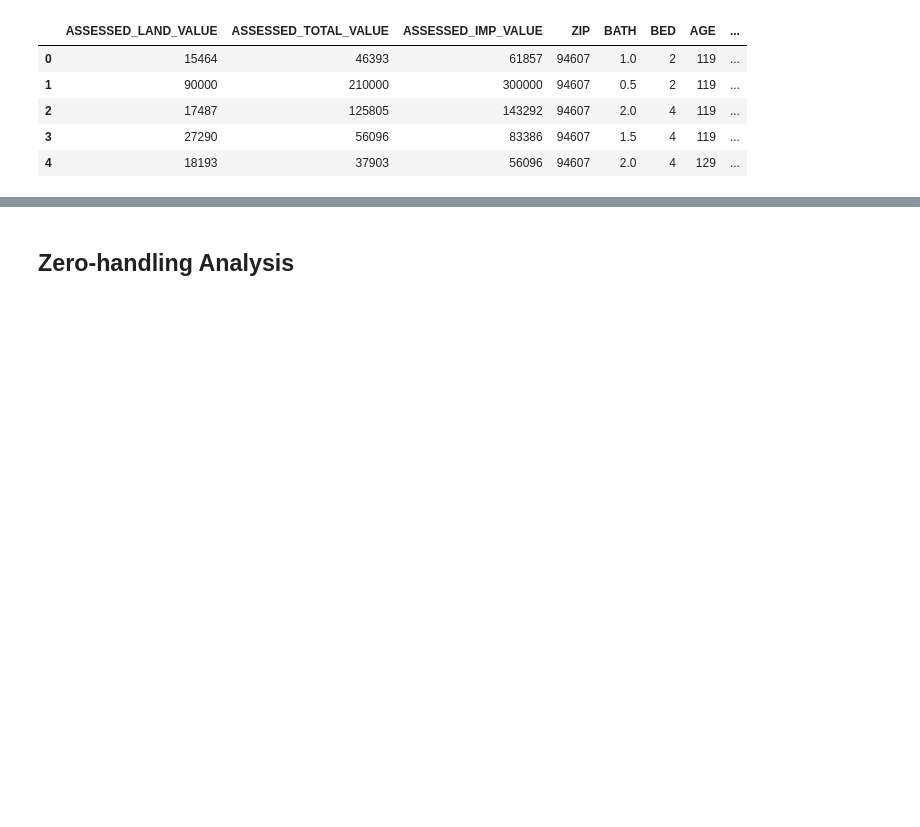
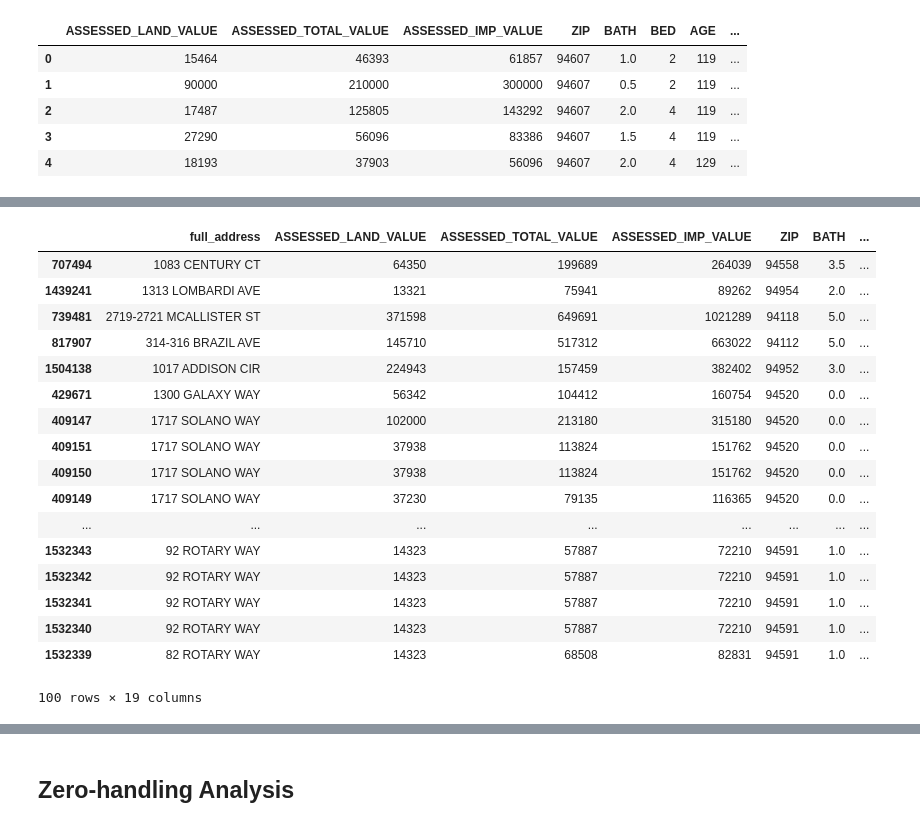
Before and after one commit to selwyth/featurehoods, a Jupyter notebook: work_sql_interface.ipynb, the cells around one changed output, grey strips where cells are left out. Drawn from its saved outputs; the diff is of its cells as text; code cells hidden in the pictures; blank space fills up the shorter version.

Commit message:
more cleaning and figuring out lot_size

```diff
--- a/work_sql_interface.ipynb
+++ b/work_sql_interface.ipynb
@@ -105,3 +105,28 @@ base.describe().T
 | LOT_SIZE | 1558278 | 6783.750177 | 40797.599576 | 1.000000 | 3637.000000 | 5950.000000 | 7841.000000 | 4.250000e+07 |
 | FIDELITY_LATITUDE | 1558278 | 37.547646 | 2.905062 | 0.000000 | 37.396400 | 37.767650 | 37.992026 | 4.066049e+01 |
 | FIDELITY_LONGITUDE | 1558278 | -121.417399 | 9.301550 | -123.332225 | -122.306844 | -122.066369 | -121.914788 | 0.000000e+00 |
+# %%
+base[base.LOT_SIZE < base.BUILDING_AREA].head()
+# test = pd.concat([lookup, base[(base.LOT_SIZE < base.BUILDING_AREA) & (base.LOT_SIZE < 300)]], join = 'inner', axis = 1)
+test = pd.concat([lookup, base[base.LOT_SIZE < base.BUILDING_AREA / 10]], join = 'inner', axis = 1)
+test2 = test.sort(columns = ['LOT_SIZE'], ascending = False)
+test2.head(100)
+# %% [output]
+|  | full_address | ASSESSED_LAND_VALUE | ASSESSED_TOTAL_VALUE | ASSESSED_IMP_VALUE | ZIP | BATH | ... |
+| 707494 | 1083 CENTURY CT | 64350 | 199689 | 264039 | 94558 | 3.5 | ... |
+| 1439241 | 1313 LOMBARDI AVE | 13321 | 75941 | 89262 | 94954 | 2.0 | ... |
+| 739481 | 2719-2721 MCALLISTER ST | 371598 | 649691 | 1021289 | 94118 | 5.0 | ... |
+| 817907 | 314-316 BRAZIL AVE | 145710 | 517312 | 663022 | 94112 | 5.0 | ... |
+| 1504138 | 1017 ADDISON CIR | 224943 | 157459 | 382402 | 94952 | 3.0 | ... |
+| 429671 | 1300 GALAXY WAY | 56342 | 104412 | 160754 | 94520 | 0.0 | ... |
+| 409147 | 1717 SOLANO WAY | 102000 | 213180 | 315180 | 94520 | 0.0 | ... |
+| 409151 | 1717 SOLANO WAY | 37938 | 113824 | 151762 | 94520 | 0.0 | ... |
+| 409150 | 1717 SOLANO WAY | 37938 | 113824 | 151762 | 94520 | 0.0 | ... |
+| 409149 | 1717 SOLANO WAY | 37230 | 79135 | 116365 | 94520 | 0.0 | ... |
+| ... | ... | ... | ... | ... | ... | ... | ... |
+| 1532343 | 92 ROTARY WAY | 14323 | 57887 | 72210 | 94591 | 1.0 | ... |
+| 1532342 | 92 ROTARY WAY | 14323 | 57887 | 72210 | 94591 | 1.0 | ... |
+| 1532341 | 92 ROTARY WAY | 14323 | 57887 | 72210 | 94591 | 1.0 | ... |
+| 1532340 | 92 ROTARY WAY | 14323 | 57887 | 72210 | 94591 | 1.0 | ... |
+| 1532339 | 82 ROTARY WAY | 14323 | 68508 | 82831 | 94591 | 1.0 | ... |
+100 rows × 19 columns
```
Also changed, not shown: parts of 8 cells of this notebook.
